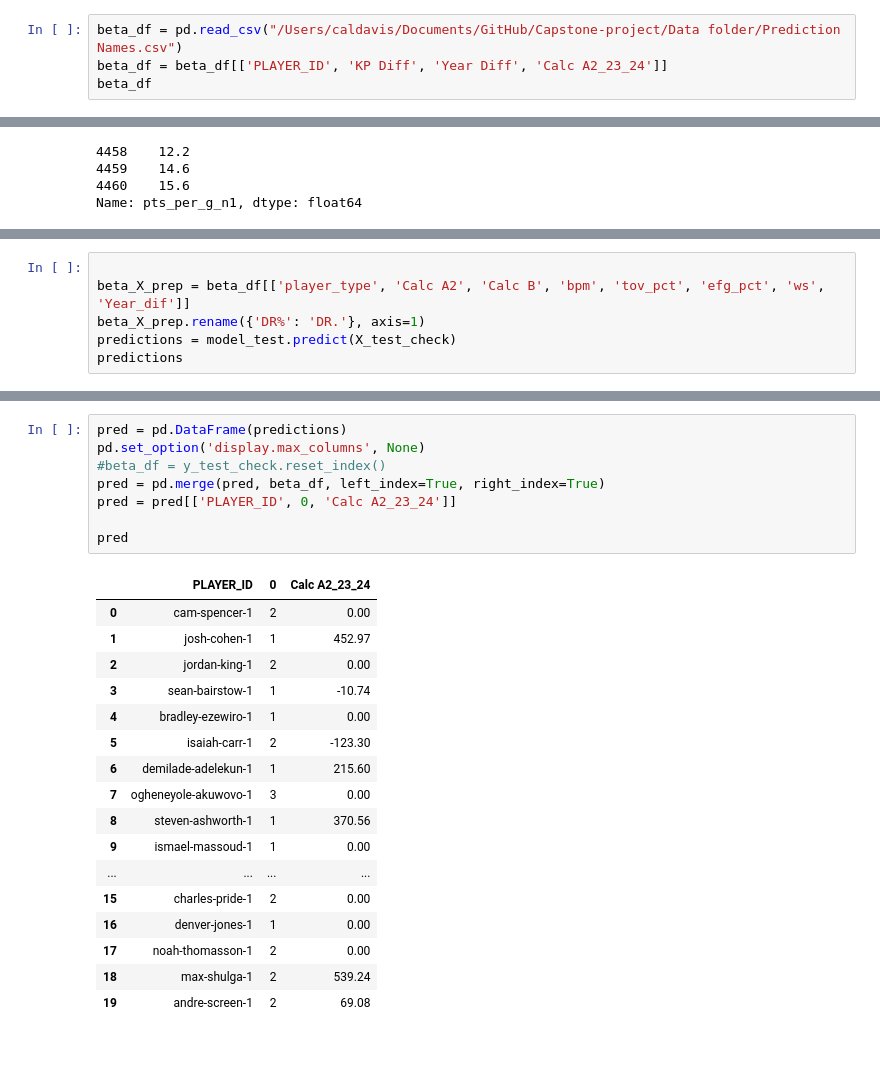
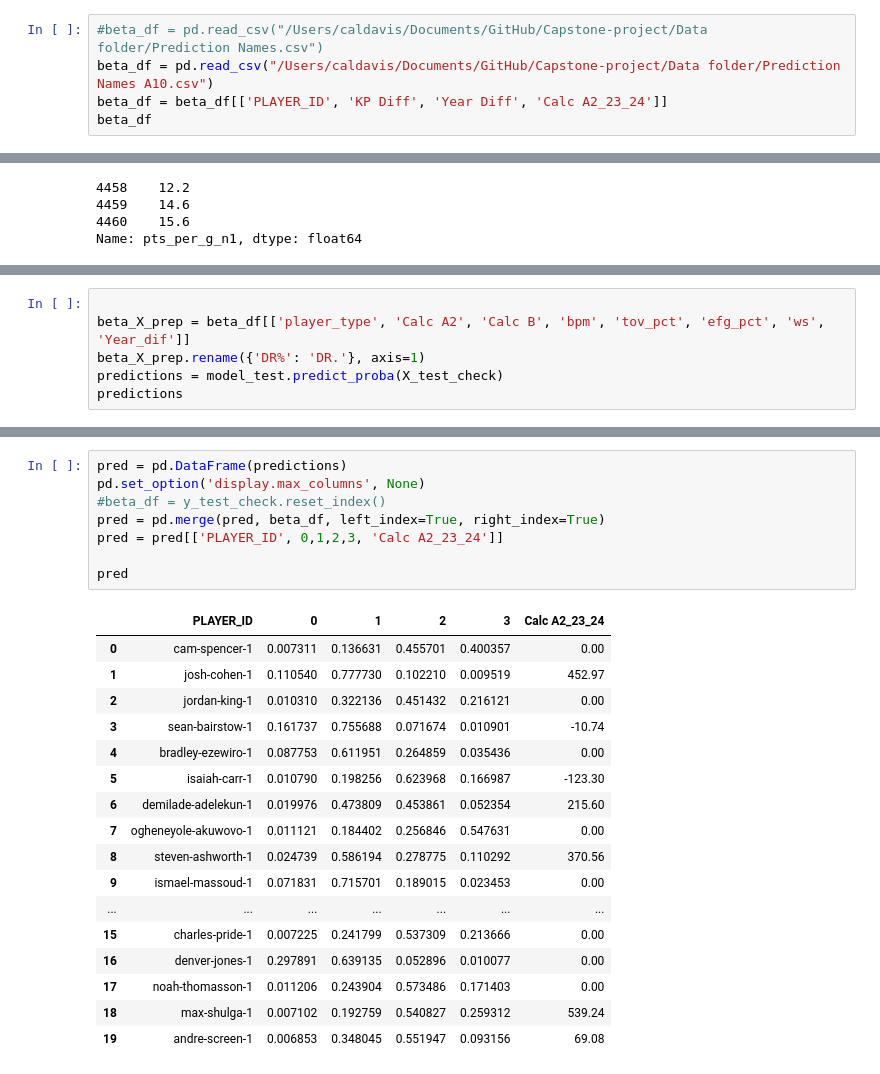
Before and after one commit to zainhoda1/Capstone-project, a Jupyter notebook: Analysis files/predictions.ipynb, the cells around one changed output, grey strips where cells are left out. Drawn from its saved outputs; the diff is of its cells as text.

```diff
--- a/Analysis files/predictions.ipynb
+++ b/Analysis files/predictions.ipynb
@@ -51,5 +52,6 @@ a[a['Player Name']=='cam-spencer-1']
 # %%
-beta_df = pd.read_csv("/Users/caldavis/Documents/GitHub/Capstone-project/Data folder/Prediction Names.csv")
+#beta_df = pd.read_csv("/Users/caldavis/Documents/GitHub/Capstone-project/Data folder/Prediction Names.csv")
+beta_df = pd.read_csv("/Users/caldavis/Documents/GitHub/Capstone-project/Data folder/Prediction Names A10.csv")
 beta_df = beta_df[['PLAYER_ID', 'KP Diff', 'Year Diff', 'Calc A2_23_24']]
 beta_df
 # %% [output]
@@ -345,6 +349,6 @@ model_test.score(X_test_check, y_test_check)
 
 beta_X_prep = beta_df[['player_type', 'Calc A2', 'Calc B', 'bpm', 'tov_pct', 'efg_pct', 'ws', 'Year_dif']]
 beta_X_prep.rename({'DR%': 'DR.'}, axis=1)
-predictions = model_test.predict(X_test_check)
+predictions = model_test.predict_proba(X_test_check)
 predictions
 # %% [output]
@@ -372,29 +382,29 @@ beta_df
 # %%
 pred = pd.DataFrame(predictions)
 pd.set_option('display.max_columns', None)
 #beta_df = y_test_check.reset_index()
 pred = pd.merge(pred, beta_df, left_index=True, right_index=True)
-pred = pred[['PLAYER_ID', 0, 'Calc A2_23_24']]
+pred = pred[['PLAYER_ID', 0,1,2,3, 'Calc A2_23_24']]
 
 pred
 # %% [output]
-|  | PLAYER_ID | 0 | Calc A2_23_24 |
-| 0 | cam-spencer-1 | 2 | 0.00 |
-| 1 | josh-cohen-1 | 1 | 452.97 |
-| 2 | jordan-king-1 | 2 | 0.00 |
-| 3 | sean-bairstow-1 | 1 | -10.74 |
-| 4 | bradley-ezewiro-1 | 1 | 0.00 |
-| 5 | isaiah-carr-1 | 2 | -123.30 |
-| 6 | demilade-adelekun-1 | 1 | 215.60 |
-| 7 | ogheneyole-akuwovo-1 | 3 | 0.00 |
-| 8 | steven-ashworth-1 | 1 | 370.56 |
-| 9 | ismael-massoud-1 | 1 | 0.00 |
-| ... | ... | ... | ... |
-| 15 | charles-pride-1 | 2 | 0.00 |
-| 16 | denver-jones-1 | 1 | 0.00 |
-| 17 | noah-thomasson-1 | 2 | 0.00 |
-| 18 | max-shulga-1 | 2 | 539.24 |
-| 19 | andre-screen-1 | 2 | 69.08 |
+|  | PLAYER_ID | 0 | 1 | 2 | 3 | Calc A2_23_24 |
+| 0 | cam-spencer-1 | 0.007311 | 0.136631 | 0.455701 | 0.400357 | 0.00 |
+| 1 | josh-cohen-1 | 0.110540 | 0.777730 | 0.102210 | 0.009519 | 452.97 |
+| 2 | jordan-king-1 | 0.010310 | 0.322136 | 0.451432 | 0.216121 | 0.00 |
+| 3 | sean-bairstow-1 | 0.161737 | 0.755688 | 0.071674 | 0.010901 | -10.74 |
+| 4 | bradley-ezewiro-1 | 0.087753 | 0.611951 | 0.264859 | 0.035436 | 0.00 |
+| 5 | isaiah-carr-1 | 0.010790 | 0.198256 | 0.623968 | 0.166987 | -123.30 |
+| 6 | demilade-adelekun-1 | 0.019976 | 0.473809 | 0.453861 | 0.052354 | 215.60 |
+| 7 | ogheneyole-akuwovo-1 | 0.011121 | 0.184402 | 0.256846 | 0.547631 | 0.00 |
+| 8 | steven-ashworth-1 | 0.024739 | 0.586194 | 0.278775 | 0.110292 | 370.56 |
+| 9 | ismael-massoud-1 | 0.071831 | 0.715701 | 0.189015 | 0.023453 | 0.00 |
+| ... | ... | ... | ... | ... | ... | ... |
+| 15 | charles-pride-1 | 0.007225 | 0.241799 | 0.537309 | 0.213666 | 0.00 |
+| 16 | denver-jones-1 | 0.297891 | 0.639135 | 0.052896 | 0.010077 | 0.00 |
+| 17 | noah-thomasson-1 | 0.011206 | 0.243904 | 0.573486 | 0.171403 | 0.00 |
+| 18 | max-shulga-1 | 0.007102 | 0.192759 | 0.540827 | 0.259312 | 539.24 |
+| 19 | andre-screen-1 | 0.006853 | 0.348045 | 0.551947 | 0.093156 | 69.08 |
 # %%
 pred_col = 'Calc A2_23_24'
 pred_overall_n1_cond = [(pred[pred_col]<=df[column_to_test].quantile(0.1)),
```
Also changed, not shown: parts of 14 cells of this notebook.
